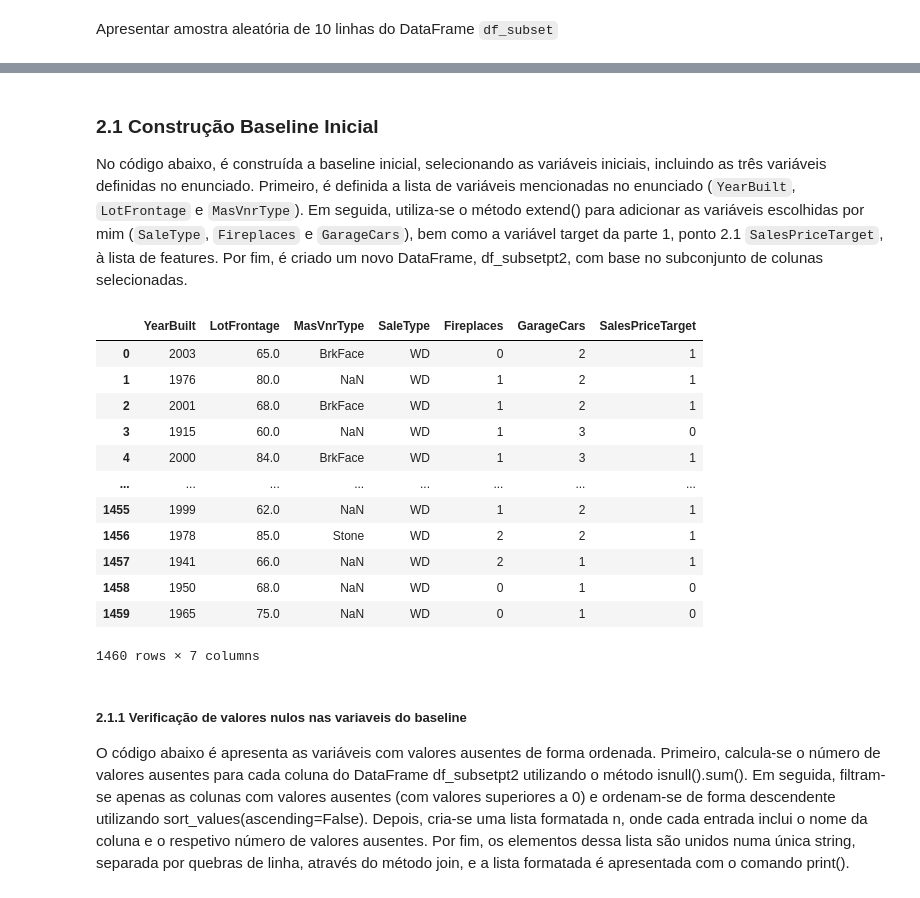
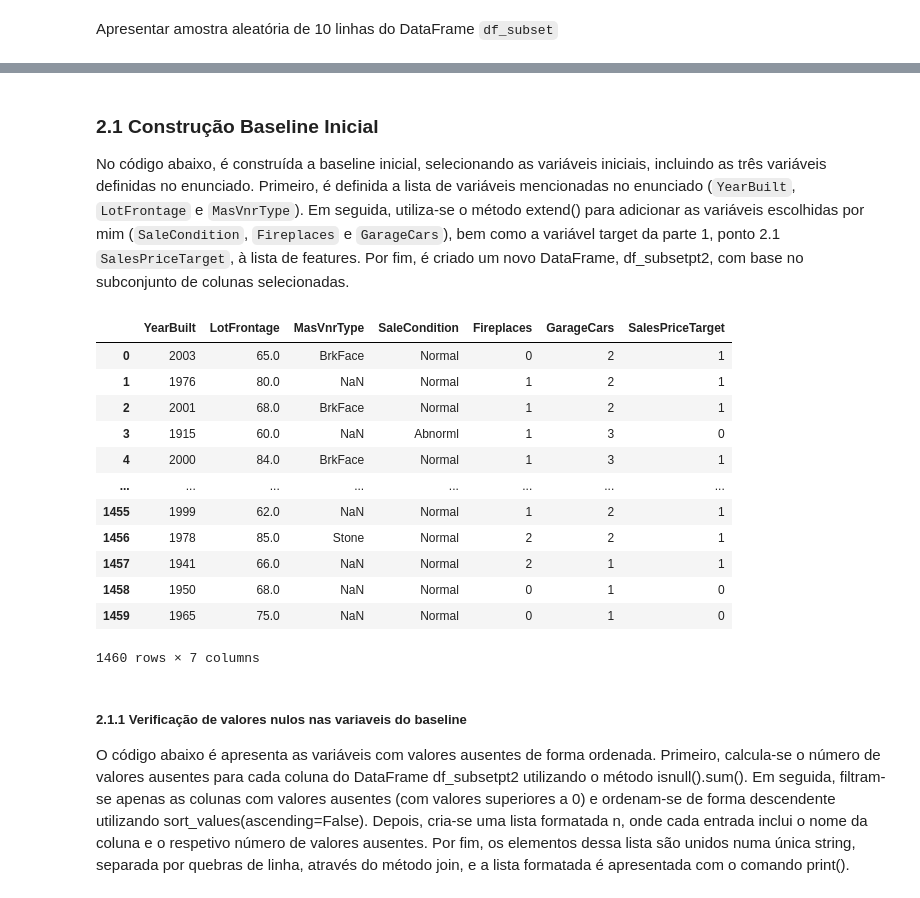
Before and after one commit to pereiranuno/preprocessingdatapt1, a Jupyter notebook: MPPD_project.ipynb, the cells around one changed output, grey strips where cells are left out. Saved outputs shown, nothing was run; the diff lists cells and outputs as text; code cells hidden in the pictures.

```diff
--- a/MPPD_project.ipynb
+++ b/MPPD_project.ipynb
@@ -574,26 +576,26 @@ df_subset.sample(10)
 # %% [markdown]
 ### 2.1 Construção Baseline Inicial
 
-No código abaixo, é construída a baseline inicial, selecionando as variáveis iniciais, incluindo as três variáveis definidas no enunciado. Primeiro, é definida a lista de variáveis mencionadas no enunciado (`YearBuilt`, `LotFrontage` e `MasVnrType`). Em seguida, utiliza-se o método extend() para adicionar as variáveis escolhidas por mim (`SaleType`, `Fireplaces` e `GarageCars`), bem como a variável target da parte 1, ponto 2.1 `SalesPriceTarget`, à lista de features. Por fim, é criado um novo DataFrame, df_subsetpt2, com base no subconjunto de colunas selecionadas.
+No código abaixo, é construída a baseline inicial, selecionando as variáveis iniciais, incluindo as três variáveis definidas no enunciado. Primeiro, é definida a lista de variáveis mencionadas no enunciado (`YearBuilt`, `LotFrontage` e `MasVnrType`). Em seguida, utiliza-se o método extend() para adicionar as variáveis escolhidas por mim (`SaleCondition`, `Fireplaces` e `GarageCars`), bem como a variável target da parte 1, ponto 2.1 `SalesPriceTarget`, à lista de features. Por fim, é criado um novo DataFrame, df_subsetpt2, com base no subconjunto de colunas selecionadas.
 # %%
 # Select initial features, including the specified ones
 selected_features = ['YearBuilt', 'LotFrontage', 'MasVnrType']
-selected_features.extend( ['SaleType', 'Fireplaces', 'GarageCars','SalesPriceTarget'])
+selected_features.extend( ['SaleCondition', 'Fireplaces', 'GarageCars','SalesPriceTarget'])
 df_subsetpt2 = df_subset[selected_features]
 df_subsetpt2
 # %% [output]
-|  | YearBuilt | LotFrontage | MasVnrType | SaleType | Fireplaces | GarageCars | SalesPriceTarget |
-| 0 | 2003 | 65.0 | BrkFace | WD | 0 | 2 | 1 |
-| 1 | 1976 | 80.0 | NaN | WD | 1 | 2 | 1 |
-| 2 | 2001 | 68.0 | BrkFace | WD | 1 | 2 | 1 |
-| 3 | 1915 | 60.0 | NaN | WD | 1 | 3 | 0 |
-| 4 | 2000 | 84.0 | BrkFace | WD | 1 | 3 | 1 |
+|  | YearBuilt | LotFrontage | MasVnrType | SaleCondition | Fireplaces | GarageCars | SalesPriceTarget |
+| 0 | 2003 | 65.0 | BrkFace | Normal | 0 | 2 | 1 |
+| 1 | 1976 | 80.0 | NaN | Normal | 1 | 2 | 1 |
+| 2 | 2001 | 68.0 | BrkFace | Normal | 1 | 2 | 1 |
+| 3 | 1915 | 60.0 | NaN | Abnorml | 1 | 3 | 0 |
+| 4 | 2000 | 84.0 | BrkFace | Normal | 1 | 3 | 1 |
 | ... | ... | ... | ... | ... | ... | ... | ... |
-| 1455 | 1999 | 62.0 | NaN | WD | 1 | 2 | 1 |
-| 1456 | 1978 | 85.0 | Stone | WD | 2 | 2 | 1 |
-| 1457 | 1941 | 66.0 | NaN | WD | 2 | 1 | 1 |
-| 1458 | 1950 | 68.0 | NaN | WD | 0 | 1 | 0 |
-| 1459 | 1965 | 75.0 | NaN | WD | 0 | 1 | 0 |
+| 1455 | 1999 | 62.0 | NaN | Normal | 1 | 2 | 1 |
+| 1456 | 1978 | 85.0 | Stone | Normal | 2 | 2 | 1 |
+| 1457 | 1941 | 66.0 | NaN | Normal | 2 | 1 | 1 |
+| 1458 | 1950 | 68.0 | NaN | Normal | 0 | 1 | 0 |
+| 1459 | 1965 | 75.0 | NaN | Normal | 0 | 1 | 0 |
 1460 rows × 7 columns
 # %% [markdown]
 ##### 2.1.1 Verificação de valores nulos nas variaveis do baseline
```
Also changed, not shown: parts of 27 cells of this notebook.
